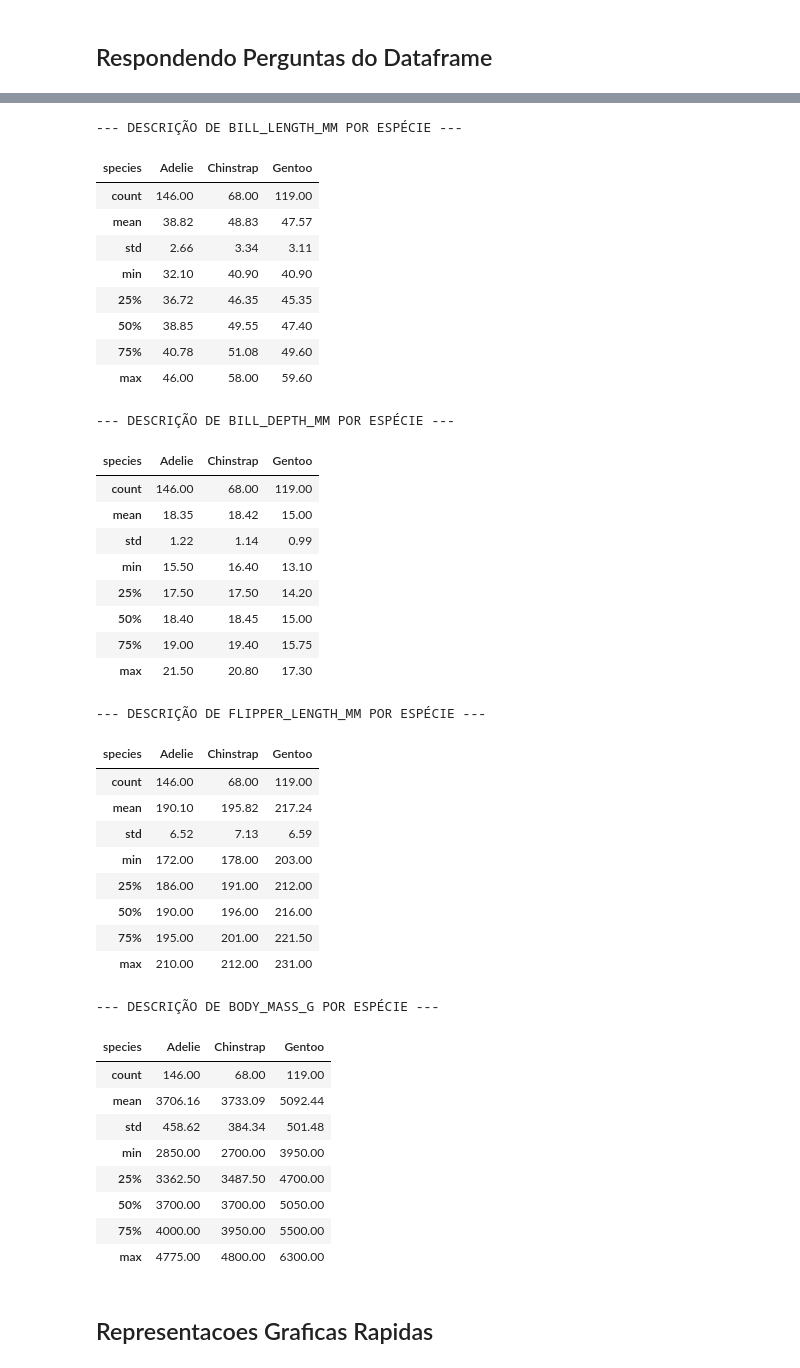
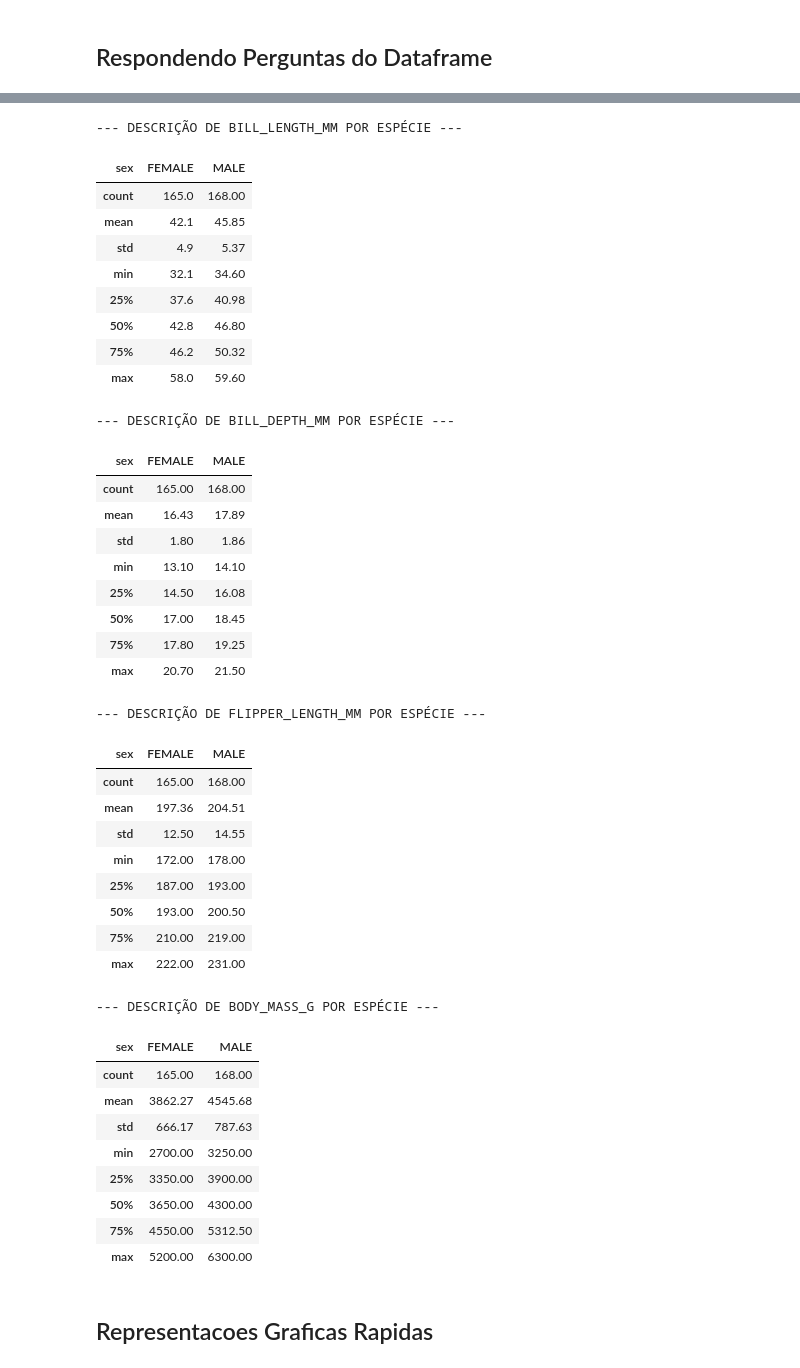
Before and after one commit to Fabriloko/Python_Couse_3C, a Jupyter notebook: Codigo_Universal_Dados.ipynb, the cells around one changed output, grey strips where cells are left out. Cells and saved outputs as stored; diff of their text form; code cells hidden in the pictures.

```diff
--- a/Codigo_Universal_Dados.ipynb
+++ b/Codigo_Universal_Dados.ipynb
@@ -136,51 +134,51 @@ display(joint_representacao)
 # %%
 # Describe agrupado por species
 # Uma tabela por indicador
 for column in df_cleaned.select_dtypes(include=['float64', 'int64']).columns:
-    desc_column = df_cleaned.groupby('species')[column].describe()
+    desc_column = df_cleaned.groupby('sex')[column].describe()
     print(f"\n--- DESCRIÇÃO DE {column.upper()} POR ESPÉCIE ---")
     display(desc_column.round(2).transpose())
 # %% [output]
 --- DESCRIÇÃO DE BILL_LENGTH_MM POR ESPÉCIE ---
-| species | Adelie | Chinstrap | Gentoo |
-| count | 146.00 | 68.00 | 119.00 |
-| mean | 38.82 | 48.83 | 47.57 |
-| std | 2.66 | 3.34 | 3.11 |
-| min | 32.10 | 40.90 | 40.90 |
-| 25% | 36.72 | 46.35 | 45.35 |
-| 50% | 38.85 | 49.55 | 47.40 |
-| 75% | 40.78 | 51.08 | 49.60 |
-| max | 46.00 | 58.00 | 59.60 |
+| sex | FEMALE | MALE |
+| count | 165.0 | 168.00 |
+| mean | 42.1 | 45.85 |
+| std | 4.9 | 5.37 |
+| min | 32.1 | 34.60 |
+| 25% | 37.6 | 40.98 |
+| 50% | 42.8 | 46.80 |
+| 75% | 46.2 | 50.32 |
+| max | 58.0 | 59.60 |
 --- DESCRIÇÃO DE BILL_DEPTH_MM POR ESPÉCIE ---
-| species | Adelie | Chinstrap | Gentoo |
-| count | 146.00 | 68.00 | 119.00 |
-| mean | 18.35 | 18.42 | 15.00 |
-| std | 1.22 | 1.14 | 0.99 |
-| min | 15.50 | 16.40 | 13.10 |
-| 25% | 17.50 | 17.50 | 14.20 |
-| 50% | 18.40 | 18.45 | 15.00 |
-| 75% | 19.00 | 19.40 | 15.75 |
-| max | 21.50 | 20.80 | 17.30 |
+| sex | FEMALE | MALE |
+| count | 165.00 | 168.00 |
+| mean | 16.43 | 17.89 |
+| std | 1.80 | 1.86 |
+| min | 13.10 | 14.10 |
+| 25% | 14.50 | 16.08 |
+| 50% | 17.00 | 18.45 |
+| 75% | 17.80 | 19.25 |
+| max | 20.70 | 21.50 |
 --- DESCRIÇÃO DE FLIPPER_LENGTH_MM POR ESPÉCIE ---
-| species | Adelie | Chinstrap | Gentoo |
-| count | 146.00 | 68.00 | 119.00 |
-| mean | 190.10 | 195.82 | 217.24 |
-| std | 6.52 | 7.13 | 6.59 |
-| min | 172.00 | 178.00 | 203.00 |
-| 25% | 186.00 | 191.00 | 212.00 |
-| 50% | 190.00 | 196.00 | 216.00 |
-| 75% | 195.00 | 201.00 | 221.50 |
-| max | 210.00 | 212.00 | 231.00 |
+| sex | FEMALE | MALE |
+| count | 165.00 | 168.00 |
+| mean | 197.36 | 204.51 |
+| std | 12.50 | 14.55 |
+| min | 172.00 | 178.00 |
+| 25% | 187.00 | 193.00 |
+| 50% | 193.00 | 200.50 |
+| 75% | 210.00 | 219.00 |
+| max | 222.00 | 231.00 |
 --- DESCRIÇÃO DE BODY_MASS_G POR ESPÉCIE ---
-| species | Adelie | Chinstrap | Gentoo |
-| count | 146.00 | 68.00 | 119.00 |
-| mean | 3706.16 | 3733.09 | 5092.44 |
-| std | 458.62 | 384.34 | 501.48 |
-| min | 2850.00 | 2700.00 | 3950.00 |
-| 25% | 3362.50 | 3487.50 | 4700.00 |
-| 50% | 3700.00 | 3700.00 | 5050.00 |
-| 75% | 4000.00 | 3950.00 | 5500.00 |
-| max | 4775.00 | 4800.00 | 6300.00 |
+| sex | FEMALE | MALE |
+| count | 165.00 | 168.00 |
+| mean | 3862.27 | 4545.68 |
+| std | 666.17 | 787.63 |
+| min | 2700.00 | 3250.00 |
+| 25% | 3350.00 | 3900.00 |
+| 50% | 3650.00 | 4300.00 |
+| 75% | 4550.00 | 5312.50 |
+| max | 5200.00 | 6300.00 |
 # %% [markdown]
 ## Representacoes Graficas Rapidas
 # %%
```
Also changed, not shown: parts of 5 cells of this notebook, 1 other file.
